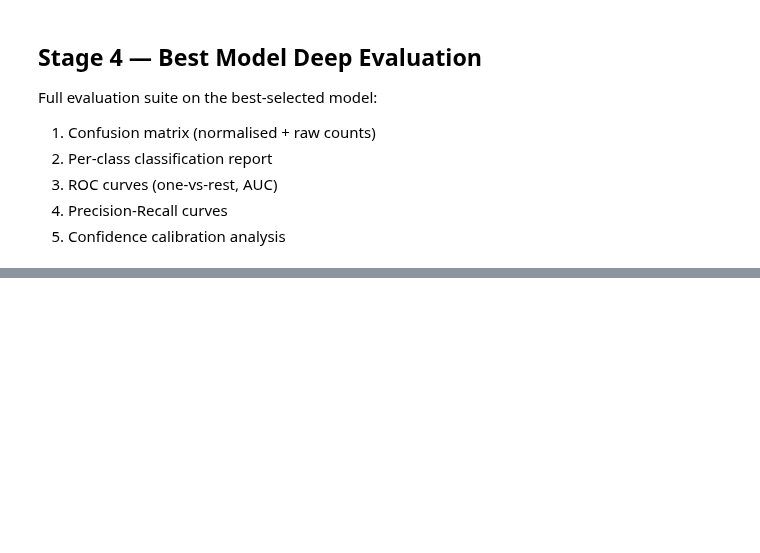
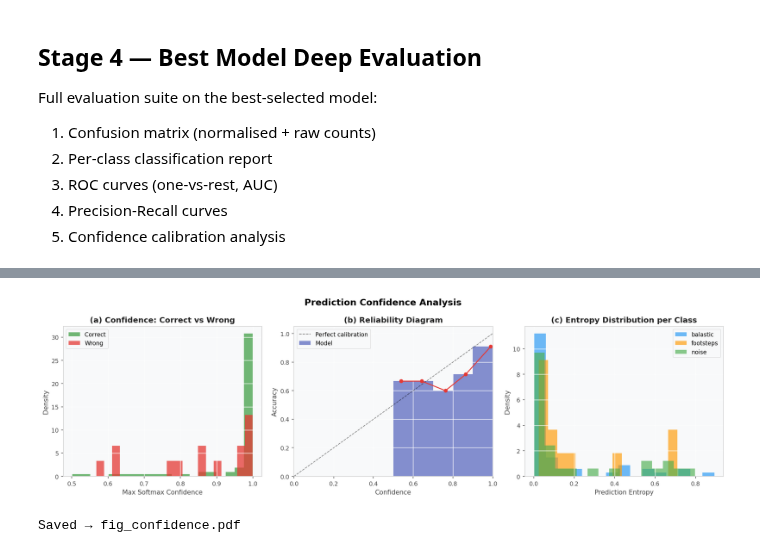
Before and after one commit to prajwal816/BorderIntrusion-Paper, a Jupyter notebook: 03-TinyML-Model.ipynb, the cells around one changed output, grey strips where cells are left out. Drawn from its saved outputs; the diff is of its cells as text; code cells hidden in the pictures; blank space fills up the shorter version.

```diff
--- a/03-TinyML-Model.ipynb
+++ b/03-TinyML-Model.ipynb
@@ -569,34 +610,44 @@ ax.set_xlabel("Max Softmax Confidence"); ax.set_ylabel("Density")
 ax.set_title("(a) Confidence: Correct vs Wrong")
 ax.legend(); paper_axes(ax)
 
-# (b) Reliability diagram
+# (b) Reliability diagram — FIX: track bin left edges alongside accs
 ax = axes[1]
 bin_edges = np.linspace(0, 1, 11)
-bin_accs, bin_confs = [], []
+bin_accs, bin_confs, bin_lefts = [], [], []          # ← track left edge too
 for lo, hi in zip(bin_edges[:-1], bin_edges[1:]):
     mask = (max_conf >= lo) & (max_conf < hi)
     if mask.sum() > 0:
         bin_accs.append(correct[mask].mean())
         bin_confs.append(max_conf[mask].mean())
+        bin_lefts.append(lo)                         # ← only keep filled bins
+
+bin_accs   = np.array(bin_accs)
+bin_confs  = np.array(bin_confs)
+bin_lefts  = np.array(bin_lefts)
+
 ax.plot([0,1],[0,1], "k--", lw=1, alpha=0.5, label="Perfect calibration")
-ax.bar(bin_edges[:-1], bin_accs, width=0.1, align="edge",
+ax.bar(bin_lefts, bin_accs, width=0.1, align="edge",  # ← use bin_lefts not bin_edges[:-1]
        color="#5C6BC0", alpha=0.75, edgecolor="none", label="Model")
 ax.plot(bin_confs, bin_accs, "o-", color="#E53935", lw=1.5, ms=5)
 ax.set_xlabel("Confidence"); ax.set_ylabel("Accuracy")
+ax.set_xlim(0, 1); ax.set_ylim(0, 1.05)
 ax.set_title("(b) Reliability Diagram")
 ax.legend(); paper_axes(ax)
 
 # (c) Entropy per class
 ax = axes[2]
 for i, (cn, col) in enumerate(zip(CLASS_NAMES, PALETTE)):
     mask = y_test == i
     ax.hist(entropy[mask], bins=15, color=col, alpha=0.65,
             label=cn, density=True, edgecolor="none")
 ax.set_xlabel("Prediction Entropy"); ax.set_ylabel("Density")
 ax.set_title("(c) Entropy Distribution per Class")
 ax.legend(); paper_axes(ax)
 
 plt.tight_layout()
 plt.savefig(f"{FIGURES_PATH}/fig_confidence.pdf")
 plt.show()
 print("Saved → fig_confidence.pdf")
+# %% [output]
+[figure, added]
+Saved → fig_confidence.pdf
```
Also changed, not shown: parts of 15 cells of this notebook.
